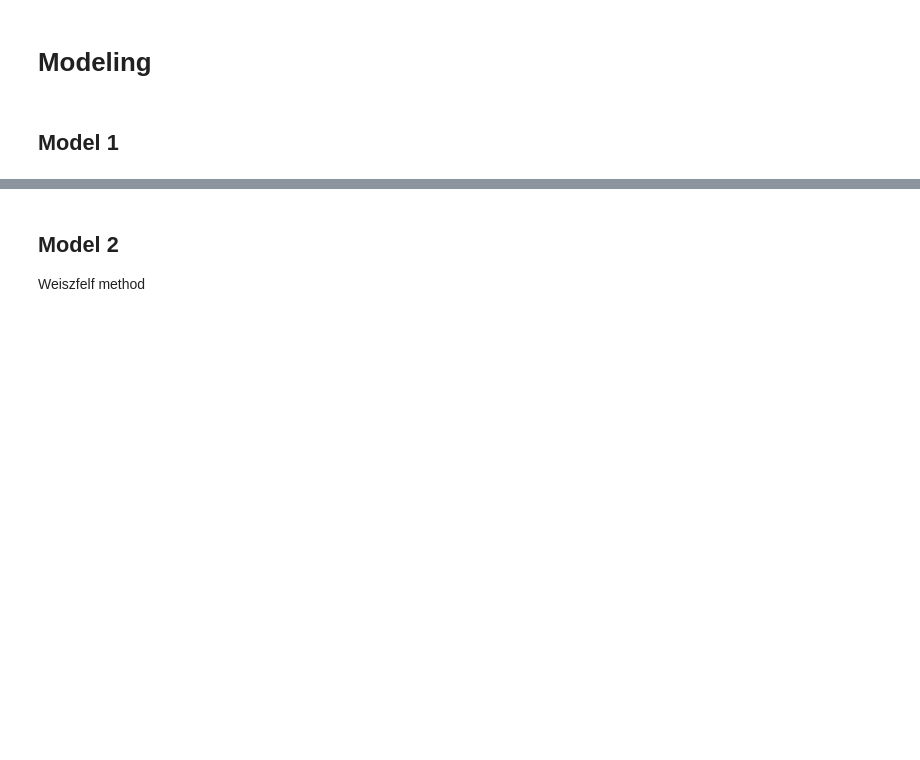
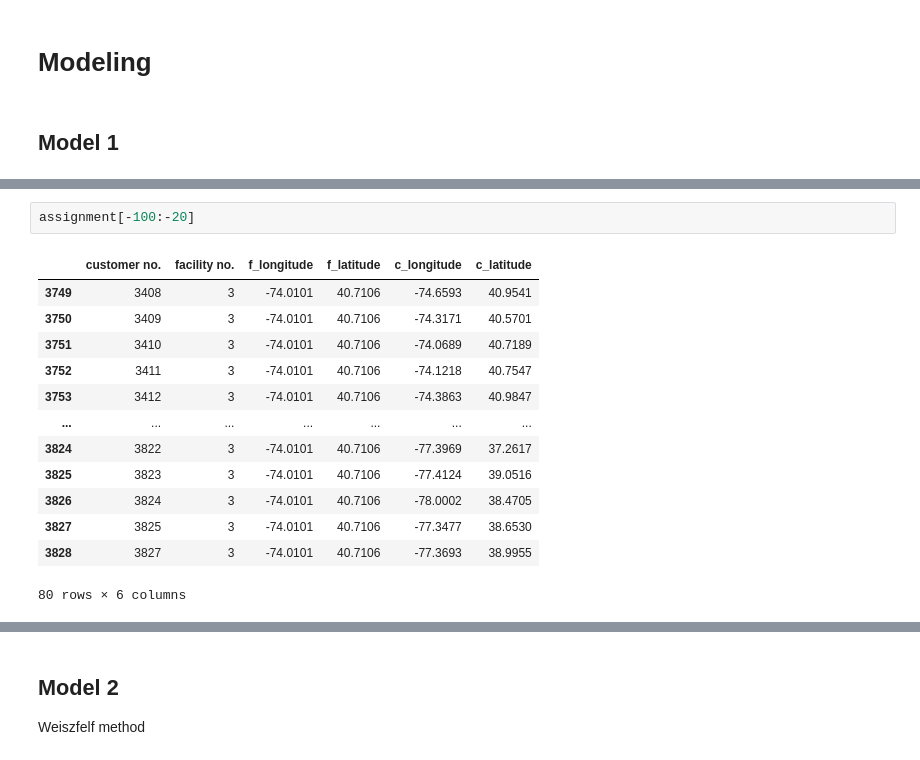
Before and after one commit to tanmoyie/facility-location, a Jupyter notebook: facility_location_demo.ipynb, the cells around one changed output, grey strips where cells are left out. Drawn from its saved outputs; the diff is of its cells as text; blank space fills up the shorter version.

```diff
--- a/facility_location_demo.ipynb
+++ b/facility_location_demo.ipynb
@@ -121,0 +185,16 @@ AttributeError: 'gurobipy.Model' object has no attribute 'log'
+# %%
+assignment[-100:-20]
+# %% [output]
+|  | customer no. | facility no. | f_longitude | f_latitude | c_longitude | c_latitude |
+| 3749 | 3408 | 3 | -74.0101 | 40.7106 | -74.6593 | 40.9541 |
+| 3750 | 3409 | 3 | -74.0101 | 40.7106 | -74.3171 | 40.5701 |
+| 3751 | 3410 | 3 | -74.0101 | 40.7106 | -74.0689 | 40.7189 |
+| 3752 | 3411 | 3 | -74.0101 | 40.7106 | -74.1218 | 40.7547 |
+| 3753 | 3412 | 3 | -74.0101 | 40.7106 | -74.3863 | 40.9847 |
+| ... | ... | ... | ... | ... | ... | ... |
+| 3824 | 3822 | 3 | -74.0101 | 40.7106 | -77.3969 | 37.2617 |
+| 3825 | 3823 | 3 | -74.0101 | 40.7106 | -77.4124 | 39.0516 |
+| 3826 | 3824 | 3 | -74.0101 | 40.7106 | -78.0002 | 38.4705 |
+| 3827 | 3825 | 3 | -74.0101 | 40.7106 | -77.3477 | 38.6530 |
+| 3828 | 3827 | 3 | -74.0101 | 40.7106 | -77.3693 | 38.9955 |
+80 rows × 6 columns
```
Also changed, not shown: parts of 18 cells of this notebook, 11 other files.
